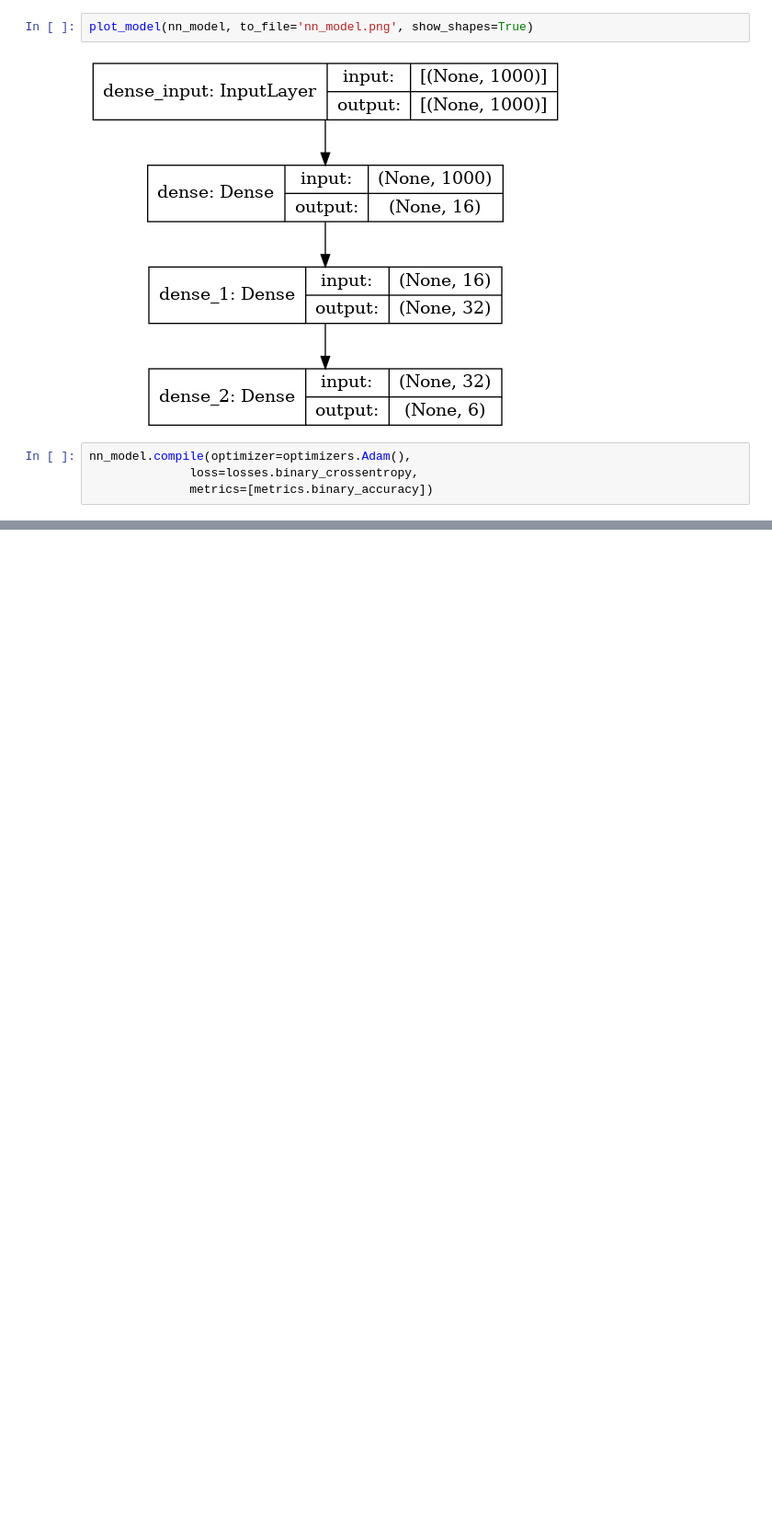
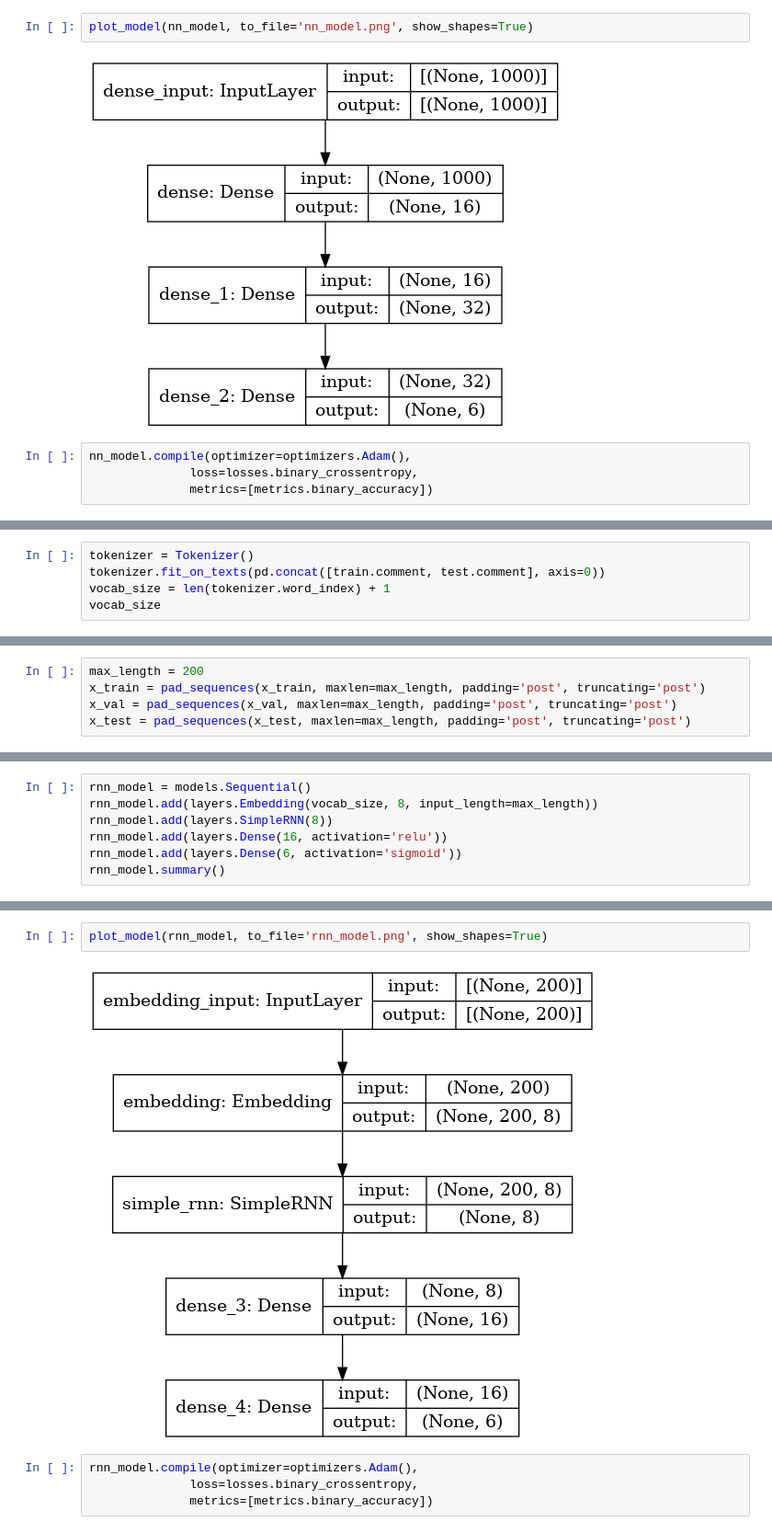
Before and after one commit to lauren-safwat/Toxic-Comment-Classification, a Jupyter notebook: toxic-comment-classification.ipynb, the cells around one changed output, grey strips where cells are left out. Shown: that part at 92% size. Drawn from its saved outputs; the diff is of its cells as text; blank space fills up the shorter version.

```diff
--- a/toxic-comment-classification.ipynb
+++ b/toxic-comment-classification.ipynb
@@ -499,0 +510,5 @@ preds
+# %%
+tokenizer = Tokenizer()
+tokenizer.fit_on_texts(pd.concat([train.comment, test.comment], axis=0))
+vocab_size = len(tokenizer.word_index) + 1
+vocab_size
@@ -499,0 +526,5 @@ preds
+# %%
+max_length = 200
+x_train = pad_sequences(x_train, maxlen=max_length, padding='post', truncating='post')
+x_val = pad_sequences(x_val, maxlen=max_length, padding='post', truncating='post')
+x_test = pad_sequences(x_test, maxlen=max_length, padding='post', truncating='post')
@@ -499,0 +533,7 @@ preds
+# %%
+rnn_model = models.Sequential()
+rnn_model.add(layers.Embedding(vocab_size, 8, input_length=max_length))
+rnn_model.add(layers.SimpleRNN(8))
+rnn_model.add(layers.Dense(16, activation='relu'))
+rnn_model.add(layers.Dense(6, activation='sigmoid'))
+rnn_model.summary()
@@ -499,0 +557,8 @@ preds
+# %%
+plot_model(rnn_model, to_file='rnn_model.png', show_shapes=True)
+# %% [output]
+[figure, added]
+# %%
+rnn_model.compile(optimizer=optimizers.Adam(),
+              loss=losses.binary_crossentropy,
+              metrics=[metrics.binary_accuracy])
```
Also changed, not shown: parts of 47 cells of this notebook.
